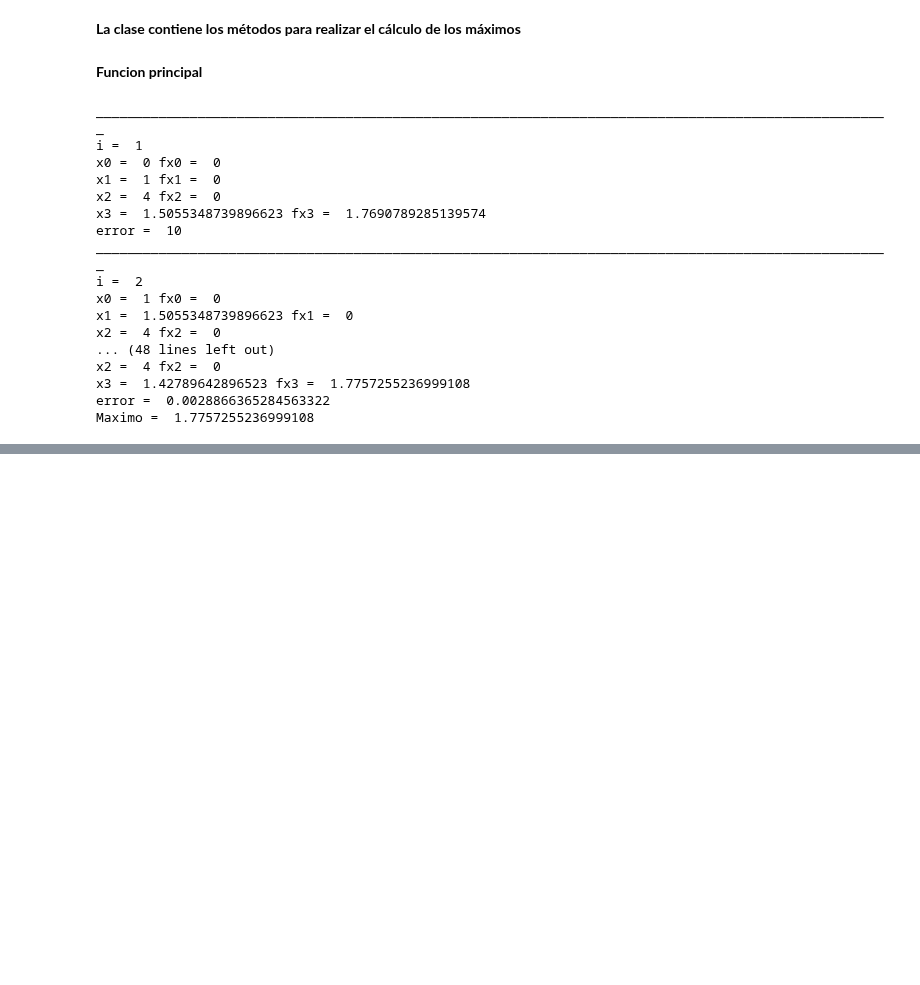
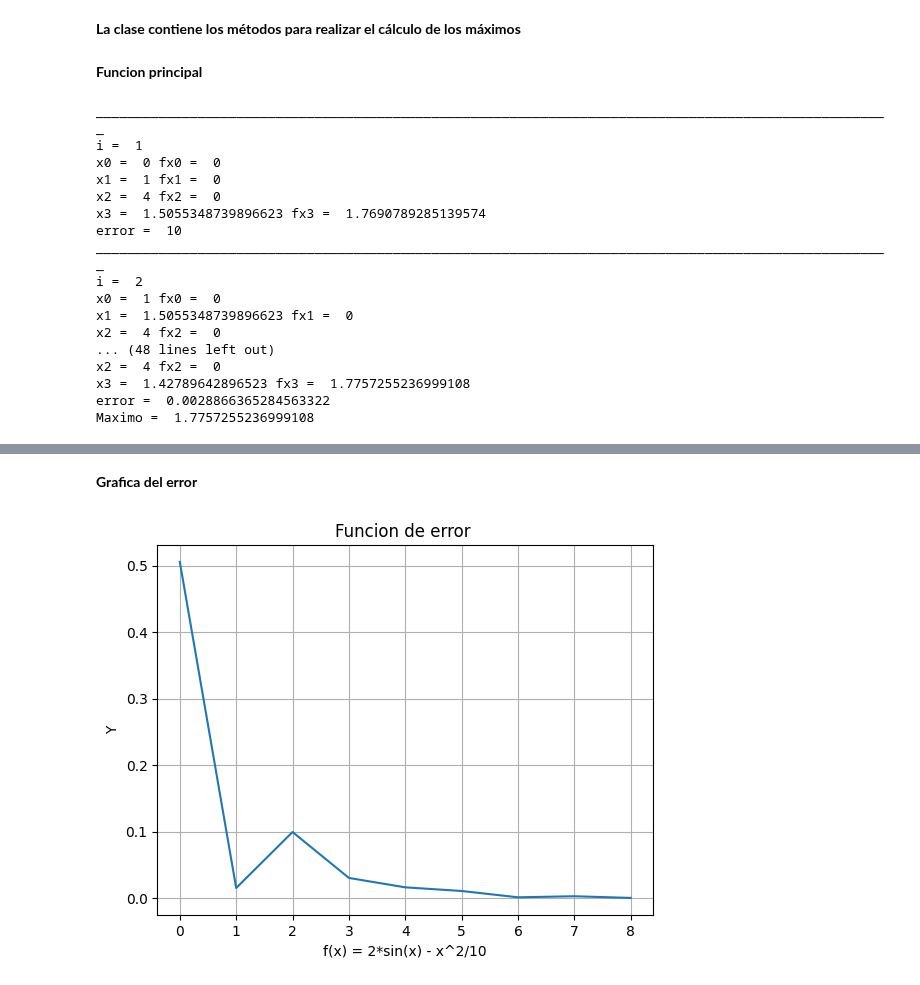
Before and after one commit to soyudea/Optimizacion, a Jupyter notebook: InterpolaciónCuadratica.ipynb, the cells around one changed output, grey strips where cells are left out. Drawn from its saved outputs; the diff is of its cells as text; code cells hidden in the pictures; blank space fills up the shorter version.

```diff
--- a/InterpolaciónCuadratica.ipynb
+++ b/InterpolaciónCuadratica.ipynb
@@ -69,12 +69,16 @@ class InterpCuadratica:
      self.fx2_old = 0
      self.fx3_old = 0
      self.error_old =10
+     self.__lista__error=[]
 
   def get_maximo(self):                               #Método público que retorna el valor máximo
     return self.fx3_old
 
   def __calculoError(self):                            #Método privado que calcula el error
     return np.abs(self.x3_old - self.x1_old)
+
+  def getListaError(self):
+      return self.__lista__error
 
   def __calculoFx(self, x):                             #Matodo privado que calcula la función f(x)
     fx =2* math.sin(x) - (x**2)/10
@@ -144,18 +148,21 @@ class InterpCuadratica:
                fx2= fx3
                fx1 = fx3
          error = self.__calculoError()            #Calculo del error
+         self.__lista__error.append(error)
          self.error_old = error
 
 obj = InterpCuadratica(x0,x1, x2, error_interp)
 # %% [markdown]
 **Funcion principal**
 # %%
+lista_errores = []
+obj = InterpCuadratica(x0,x1, x2, error_interp )
+lista_errores = obj.getListaError()
 def main():
-  obj = InterpCuadratica(x0,x1, x2, error_interp )    #Se instancia la clase
-  obj.calculoMaximo()                                #Se invoca método calculo del máximo
-  maximo = obj.get_maximo()                          #Obtiene el valor máximo final
+  obj.calculoMaximo()                                   #Se invoca método calculo del máximo
+  maximo = obj.get_maximo()                             #Obtiene el valor máximo final
+
   print("Maximo = ", maximo)
-
 
 if __name__=='__main__':
    main()
@@ -179,0 +205,19 @@ Maximo =  1.7757255236999108
+# %% [markdown]
+**Grafica del error**
+# %%
+xl = 0
+xu = 4
+
+def graf_f():
+  #X = list(np.arange(xl, xu, 0.01))
+  X = lista_errores
+  Y=[(2*math.sin(x) -(x**2)/10) for x in X]
+  plt.title("Funcion de error ")
+  plt.xlabel("f(x) = 2*sin(x) - x^2/10")
+  plt.ylabel("Y")
+  plt.plot(lista_errores)
+  plt.grid()
+  plt.show()
+graf_f()
+# %% [output]
+[figure, added]
```
Also changed, not shown: parts of 3 cells of this notebook.
